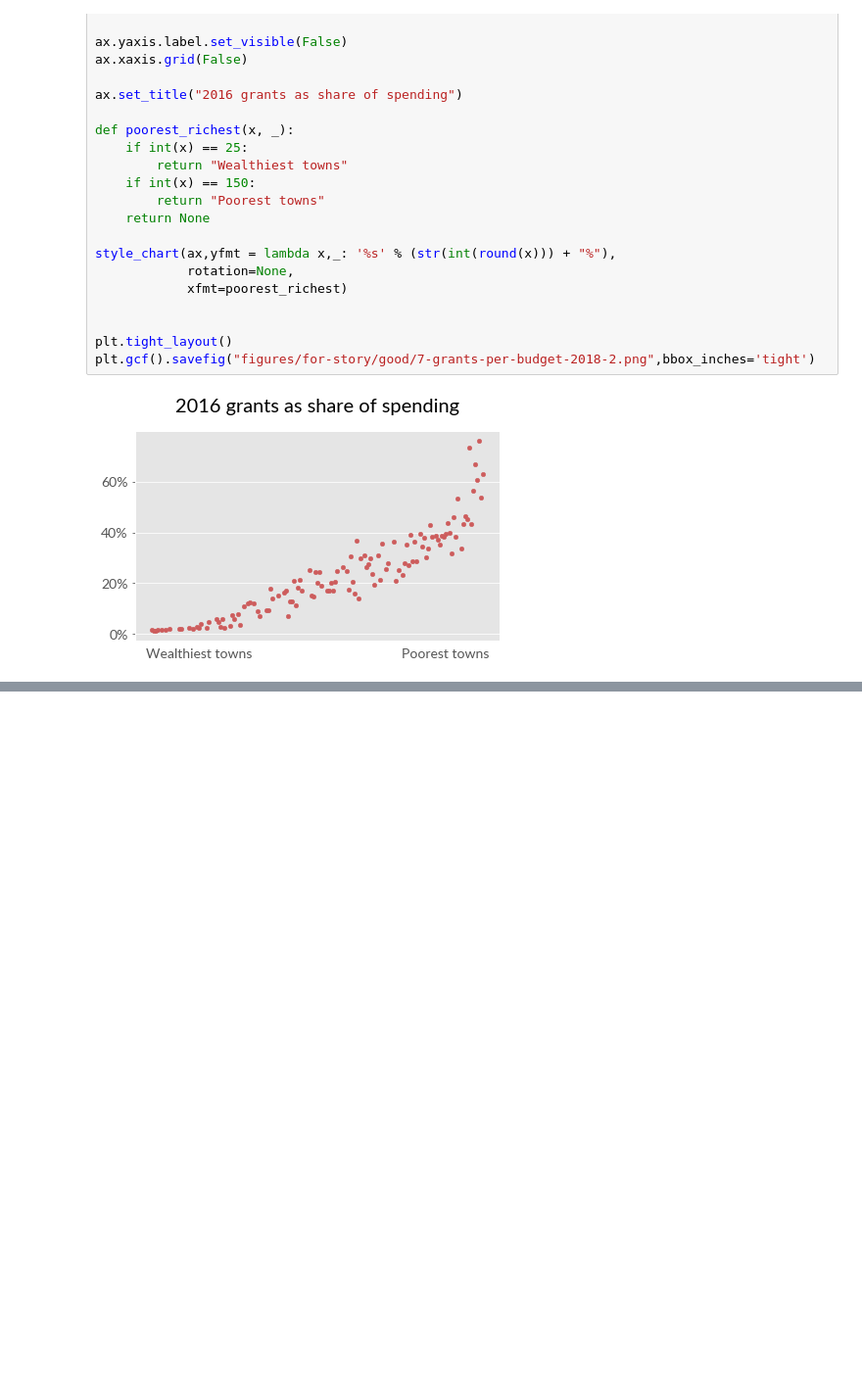
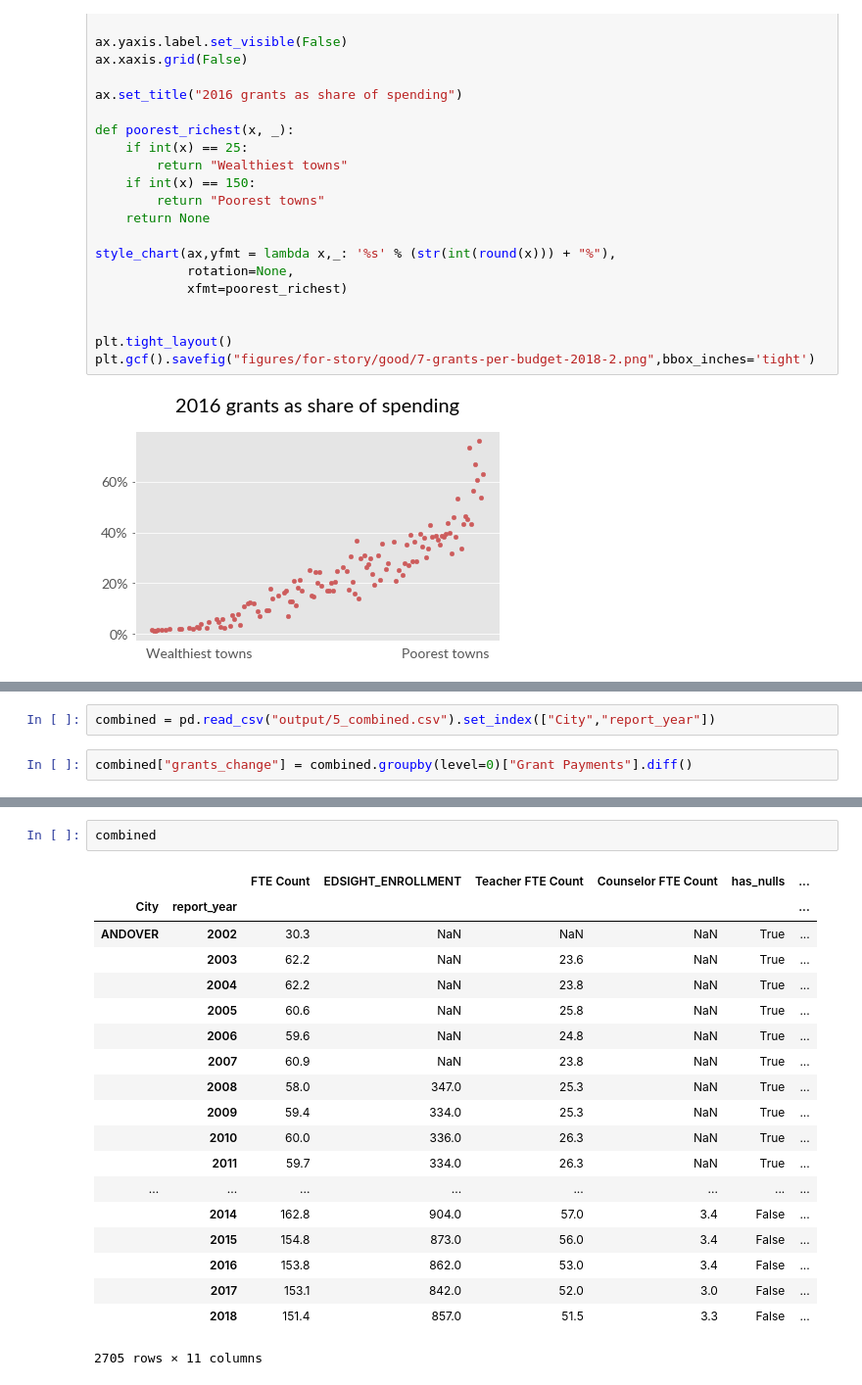
Before and after one commit to jakekara/staffing-levels, a Jupyter notebook: STATEWIDE CHARTS.ipynb, the cells around one changed output, grey strips where cells are left out. Shown at 98% size. Drawn from its saved outputs; the diff is of its cells as text; blank space fills up the shorter version.

```diff
--- a/STATEWIDE CHARTS.ipynb
+++ b/STATEWIDE CHARTS.ipynb
@@ -481,0 +678,4 @@ plt.gcf().savefig("figures/for-story/good/7-grants-per-budget-2018-2.png",bbox_i
+# %%
+combined = pd.read_csv("output/5_combined.csv").set_index(["City","report_year"])
+# %%
+combined["grants_change"] = combined.groupby(level=0)["Grant Payments"].diff()
@@ -481,0 +719,22 @@ plt.gcf().savefig("figures/for-story/good/7-grants-per-budget-2018-2.png",bbox_i
+# %%
+combined
+# %% [output]
+|  |  | FTE Count | EDSIGHT_ENROLLMENT | Teacher FTE Count | Counselor FTE Count | has_nulls | ... |
+| City | report_year |  |  |  |  |  | ... |
+| ANDOVER | 2002 | 30.3 | NaN | NaN | NaN | True | ... |
+|  | 2003 | 62.2 | NaN | 23.6 | NaN | True | ... |
+|  | 2004 | 62.2 | NaN | 23.8 | NaN | True | ... |
+|  | 2005 | 60.6 | NaN | 25.8 | NaN | True | ... |
+|  | 2006 | 59.6 | NaN | 24.8 | NaN | True | ... |
+|  | 2007 | 60.9 | NaN | 23.8 | NaN | True | ... |
+|  | 2008 | 58.0 | 347.0 | 25.3 | NaN | True | ... |
+|  | 2009 | 59.4 | 334.0 | 25.3 | NaN | True | ... |
+|  | 2010 | 60.0 | 336.0 | 26.3 | NaN | True | ... |
+|  | 2011 | 59.7 | 334.0 | 26.3 | NaN | True | ... |
+| ... | ... | ... | ... | ... | ... | ... | ... |
+|  | 2014 | 162.8 | 904.0 | 57.0 | 3.4 | False | ... |
+|  | 2015 | 154.8 | 873.0 | 56.0 | 3.4 | False | ... |
+|  | 2016 | 153.8 | 862.0 | 53.0 | 3.4 | False | ... |
+|  | 2017 | 153.1 | 842.0 | 52.0 | 3.0 | False | ... |
+|  | 2018 | 151.4 | 857.0 | 51.5 | 3.3 | False | ... |
+2705 rows × 11 columns
```
Also changed, not shown: parts of 26 cells of this notebook, 2 other files.
